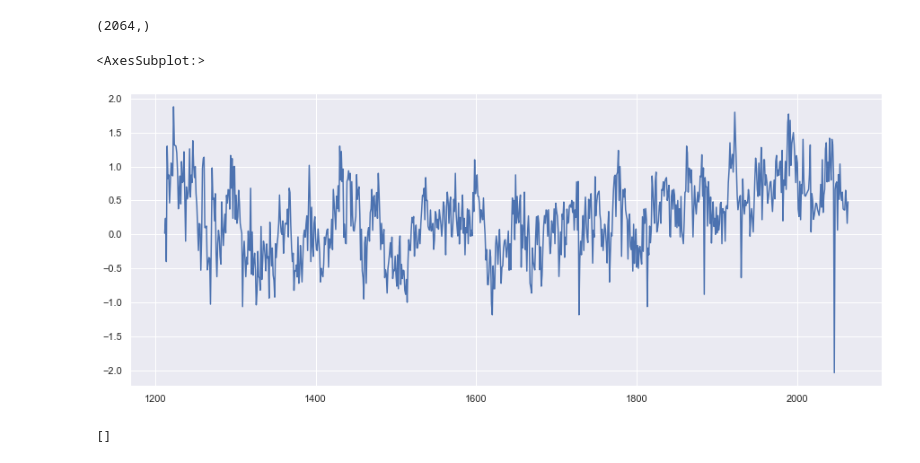
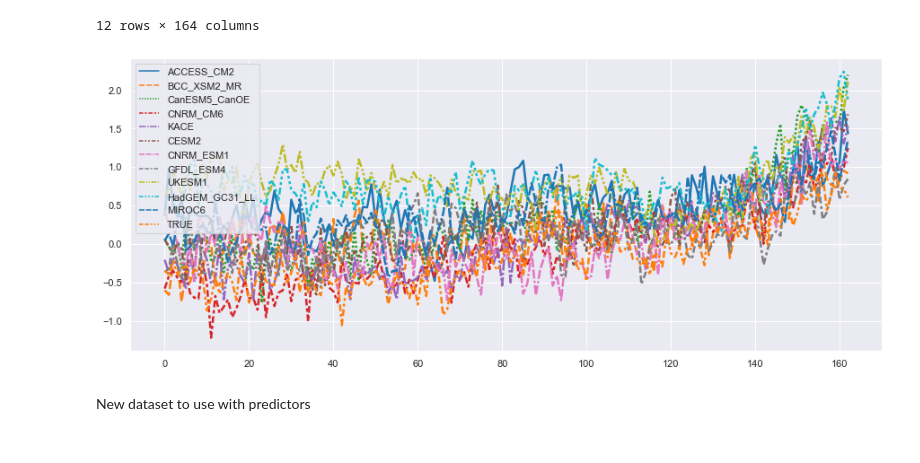
Before and after one commit to dafnep/ML-Climate-Final-Project-Template, a Jupyter notebook: src/Convert_to_anomalies.ipynb, the cells around one changed output. Saved outputs shown, nothing was run; the diff lists cells and outputs as text; code cells hidden in the pictures.

```diff
--- a/src/Convert_to_anomalies.ipynb
+++ b/src/Convert_to_anomalies.ipynb
@@ -178,18 +133,0 @@ print(air)
-# %%
-name = 0
-for d1,d2 in zip(datasets2,datasets3):
-    air1 = d1.variables['tas'][:]
-    air2 = d2.variables['tas'][:]
-    temp_mean1 = air1.mean(axis =(1,2))
-    temp_mean2 = air1.mean(axis =(1,2))
-    temp_mean = np.vstack((temp_mean1,temp_mean2))
-    temp_mean = temp_mean.flatten()
-    temp = temp_mean[11:-1]
-    avgtemp = np.average(temp.reshape(-1, 3), axis=1)
-    djf_t = []
-    for i in range(0,656-4-3,4):
-        djf_t.append(avgtemp[i])
-    print(len(djf_t))
-    time3 = np.arange(1851,1949)
-    dictionnary[names2[name]] = djf_t
-    name+=1
@@ -218,0 +171,16 @@ filling on, default _FillValue of 9.969209968386869e+36 used}
+# %%
+true = 'Downloads/HadCRUT.nc'
+fh = Dataset(true, mode='r')
+tas = fh.variables["tas_mean"][:]
+temp_mean = tas.mean(axis =(1,2))
+true_temp=temp_mean[0:1981]
+temp = temp_mean[11:-1]
+avgtemp = np.average(temp.reshape(-1, 3), axis=1)
+djf_t = []
+for i in range(0,656-4-3,4):
+    djf_t.append(avgtemp[i])
+    #print(len(djf_t))
+dictionnary['TRUE'] = djf_t
+# %%
+data = pd.DataFrame.from_dict(dictionnary)
+data
@@ -219,8 +201,8 @@ filling on, default _FillValue of 9.969209968386869e+36 used}
 # %%
-tas2 = cr.variables["tas"][:]
-print(tas2[:,0,0].shape)
+panel_data = data.T
+panel_data['model'] = panel_data.index
 sns.set_theme(style="darkgrid")
 f, ax = plt.subplots(figsize=(15, 6))
-# Plot the responses for different events and regions
-sns.lineplot(x=np.arange(0,2064), y=tas2[:,20,20] ,ax=ax)
+sns.lineplot(data=data, palette="tab10", linewidth=2.5)
+panel_data
 # %% [output]
@@ -227,7 +222,2 @@ sns.lineplot(x=np.arange(0,2064), y=tas2[:,20,20] ,ax=ax)
-(2064,)
+12 rows × 164 columns
-<AxesSubplot:>
-[figure, old version]
+[figure, new version]
-# %%
-print (t)
-# %% [output]
-[]
@@ -233,0 +227,2 @@ print (t)
+# %% [markdown]
+New dataset to use with predictors
```
Also changed, not shown: parts of 19 cells of this notebook, 9 other files.
